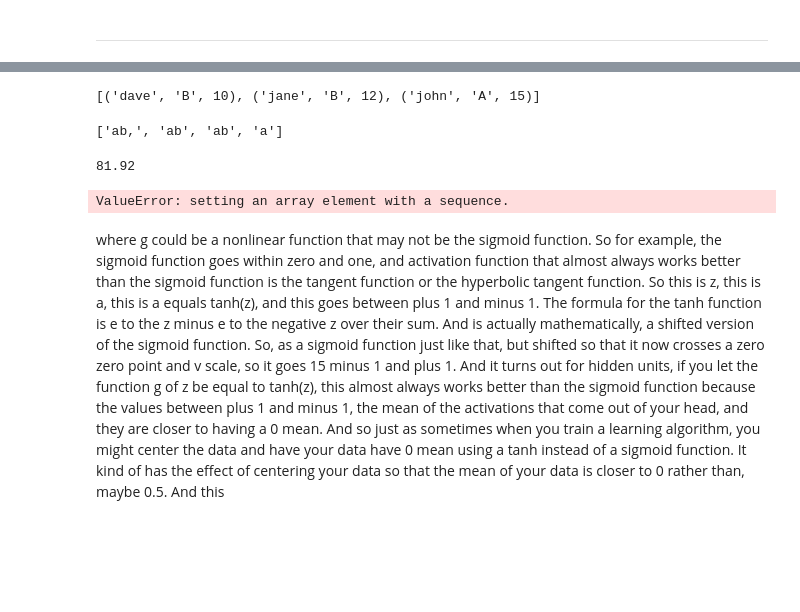
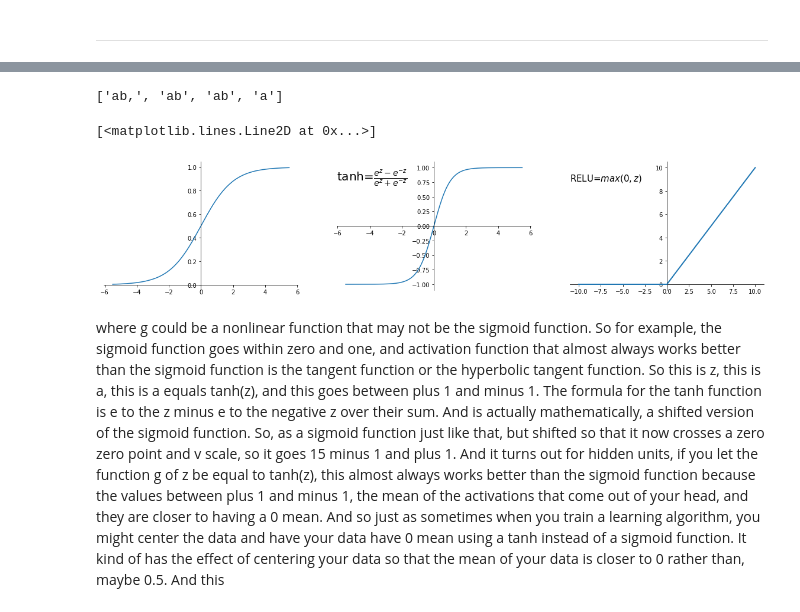
Before and after one commit to camilogutierrez/MachineLearning, a Jupyter notebook: DeepLearning.ipynb, the cells around one changed output, grey strips where cells are left out. Saved outputs shown, nothing was run; the diff lists cells and outputs as text; code cells hidden in the pictures; blank space fills up the shorter version.

```diff
--- a/DeepLearning.ipynb
+++ b/DeepLearning.ipynb
@@ -283,13 +283,3 @@ For Loop:576.96533203125 ms
-# %%
-student_tuples = [
-    ('john', 'A', 15),
-    ('jane', 'B', 12),
-    ('dave', 'B', 10),
-]
-sorted(student_tuples, key=lambda x: x[0])   # sort by age
-[('dave', 'B', 10), ('jane', 'B', 12), ('john', 'A', 15)]
-# %% [output]
-[('dave', 'B', 10), ('jane', 'B', 12), ('john', 'A', 15)]
 # %%
 import re
 # %%
@@ -297,15 +287,34 @@ regex = re.compile(r'[b,a]+')
 regex.findall('ab,habhabha')
 # %% [output]
 ['ab,', 'ab', 'ab', 'a']
-# %%
-12288/150
-# %% [output]
-81.92
-# %%
-for i in range(3):
-    for j in range(4):
-        c[i][j] = a[i][j] + b[j]
-# %% [output]
-ValueError: setting an array element with a sequence.
+# %%
+#spine placement data centered
+def center_axis(ax,center=0):
+    ax.spines['left'].set_position('center')
+    ax.spines['bottom'].set_position(('data', center))
+    ax.spines['right'].set_color('none')
+    ax.spines['top'].set_color('none')
+def tanh(z):
+    return (np.exp(z)-np.exp(-z))/(np.exp(z)+np.exp(-z))
+x = np.linspace(-5.5, 5.5, 1000)
+fig = plt.figure(figsize=(20, 4))
+ax = fig.add_subplot(1, 3, 1)
+center_axis(ax,center=0.)
+ax.annotate('',xy=(0,0.85),xycoords='axes fraction',fontsize=20)
+ax.plot(x, 1/(1+np.exp(-x)))
+ax = fig.add_subplot(1, 3, 2)
+center_axis(ax)
+y = tanh(x)
+ax.annotate('tanh=$\\frac{e^z-e^{-z}}{e^z + e^{-z}}$',xy=(0,0.85),xycoords='axes fraction',fontsize=20)
+ax.plot(x, y)
+x = np.linspace(-10, 10, 1000)
+y = np.maximum(0, x)
+ax2 = fig.add_subplot(1, 3, 3)
+center_axis(ax2)
+ax2.annotate('RELU=$max(0,z)$',xy=(0,0.85),xycoords='axes fraction',fontsize=15)
+ax2.plot(x, y,zorder=10,lw=2)
+# %% [output]
+[<matplotlib.lines.Line2D at 0x...>]
+[figure, added]
 # %% [markdown]
 where g could be a nonlinear function that may not be the sigmoid function. So for example, the sigmoid function goes within zero and one, and activation function that almost always works better than the sigmoid function is the tangent function or the hyperbolic tangent function. So this is z, this is a, this is a equals tanh(z), and this goes between plus 1 and minus 1. The formula for the tanh function is e to the z minus e to the negative z over their sum. And is actually mathematically, a shifted version of the sigmoid function. So, as a sigmoid function just like that, but shifted so that it now crosses a zero zero point and v scale, so it goes 15 minus 1 and plus 1. And it turns out for hidden units, if you let the function g of z be equal to tanh(z), this almost always works better than the sigmoid function because the values between plus 1 and minus 1, the mean of the activations that come out of your head, and they are closer to having a 0 mean. And so just as sometimes when you train a learning algorithm, you might center the data and have your data have 0 mean using a tanh instead of a sigmoid function. It kind of has the effect of centering your data so that the mean of your data is closer to 0 rather than, maybe 0.5. And this
```
Also changed, not shown: parts of 1 cell of this notebook, 1 other file.
